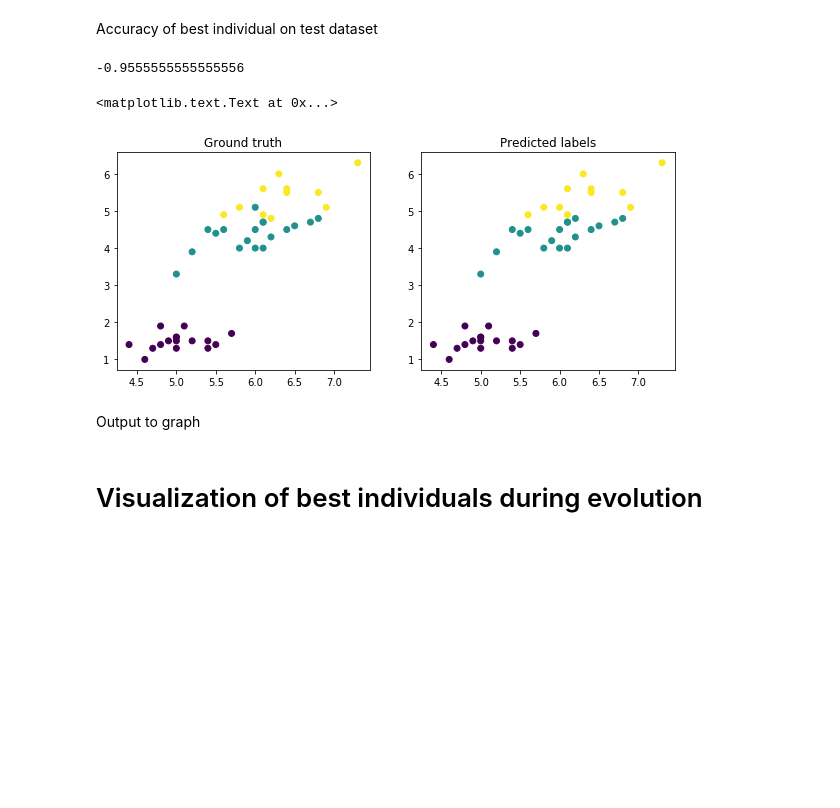
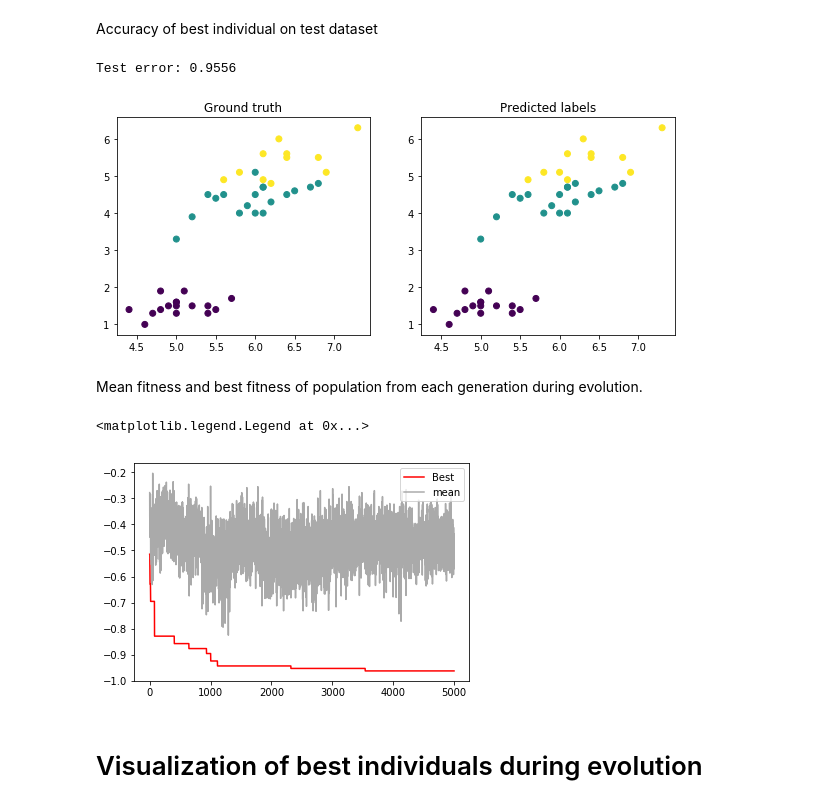
Before and after one commit to Jarino/bd-seminar-gp, a Jupyter notebook: Iris classification.ipynb, the cells around one changed output. Cells and saved outputs as stored; diff of their text form; code cells hidden in the pictures; blank space fills up the shorter version.

```diff
--- a/Iris classification.ipynb
+++ b/Iris classification.ipynb
@@ -24,17 +27,22 @@ X_train, X_test, y_train, y_test = train_test_split(X, y, test_size=0.3, random_
 Function for custom onehot encoding
 # %%
 # custom onehot encoding
-y_train_oh = []
-for label in y_train:
-    vec = [0]*4
-    vec[label] = 1
-    y_train_oh.append(vec)
+def encode(target_vector):
+    oh_encoded_vectors = []
+    for label in target_vector:
+        vec = [0]*4
+        vec[label] = 1
+        oh_encoded_vectors.append(vec)
+    return oh_encoded_vectors
+
 
 def decode_label(vec):
     try:
         return vec.index(1)
     except ValueError:
         return 0
+
+y_train_oh = encode(y_train)
 # %%
 from scipy.special import expit
 
@@ -54,12 +62,10 @@ def cost_function(y_true, y):
     return -accuracy_score(int_labels, y_true)
 # %%
 %%time
-random.seed(0)
-PARAMS['n_cols'] = 50
-PARAMS['n_inputs'] = 4
-PARAMS['n_outputs'] = 4
-EV_PARAMS['max_evaluations'] = 20000
-EV_PARAMS['mutation'] = probabilistic_mutation
-EV_PARAMS['cost_func'] = cost_function
-result = evolution(PARAMS, EV_PARAMS, X_train, y_train, verbose=True)
+random.seed(1)
+
+params = Params(n_inputs=4, n_outputs=4, n_columns=50, funset=PARAMS['funset'])
+ev_params = EvParams(cost_function, target_fitness=-1, max_evaluations=20000, mutation=probabilistic_mutation)
+
+result = evolution(params, ev_params, X_train, y_train)
 # %% [output]
@@ -79,9 +89,5 @@ best = result['final'][0]
 # %% [markdown]
 Accuracy of best individual on test dataset
-# %%
-cost_function(y_test, best.execute(X_test))
-# %% [output]
--0.9555555555555556
 # %%
 predicted_labels = decode_to_target(best.execute(X_test))
 fig, (ax1, ax2) = plt.subplots(1,2, figsize=(10,4))
@@ -89,8 +95,9 @@ ax1.scatter(X_test[:,0], X_test[:,2], c=y_test)
 ax1.set_title('Ground truth')
 ax2.scatter(X_test[:,0], X_test[:,2], c=predicted_labels)
 ax2.set_title('Predicted labels')
+print('Test error: {:.4f}'.format(-cost_function(y_test, best.execute(X_test))))
+# the same:
+#print('Test error: {:.4f}'.format(accuracy_score(y_test, predicted_labels)))
 # %% [output]
-<matplotlib.text.Text at 0x...>
+Test error: 0.9556
 [figure]
-# %% [markdown]
-Output to graph
@@ -100,3 +104,12 @@ to_graph(best, 'result')
+# %% [markdown]
+Mean fitness and best fitness of population from each generation during evolution.
+# %%
+plt.plot([x.fitness for x in result['stats']['best_of_generation']], c='red', label='Best')
+plt.plot(result['stats']['mean_of_generation'], c='#aaaaaa', label='mean')
+plt.legend()
+# %% [output]
+<matplotlib.legend.Legend at 0x...>
+[figure, added]
 # %% [markdown]
 # Visualization of best individuals during evolution
 # %%
```
Also changed, not shown: parts of 10 cells of this notebook, 15 other files.
